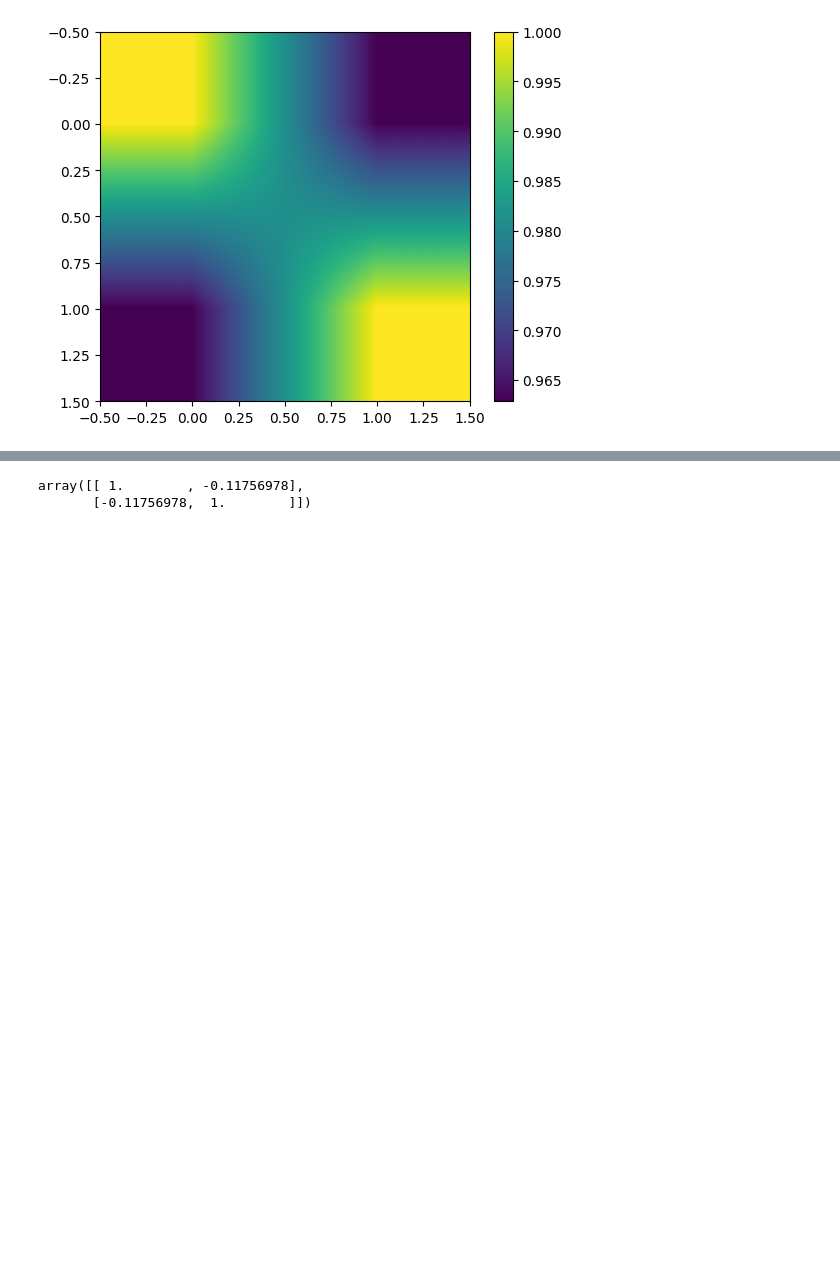
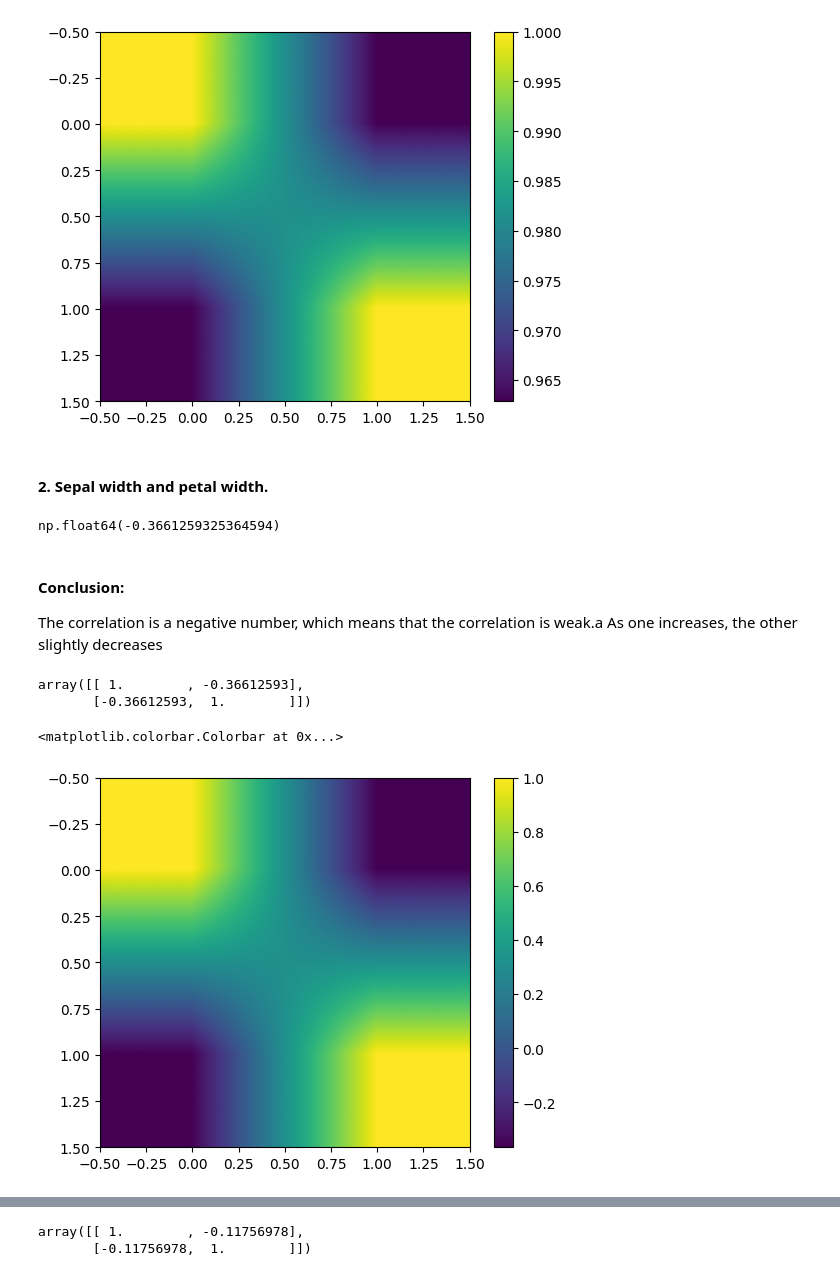
Before and after one commit to justia-pi/principles_of_DA, a Jupyter notebook: tasks.ipynb, the cells around one changed output, grey strips where cells are left out. Cells and saved outputs as stored; diff of their text form; code cells hidden in the pictures; blank space fills up the shorter version.

```diff
--- a/tasks.ipynb
+++ b/tasks.ipynb
@@ -365,3 +375,37 @@ plt.colorbar()
 # %% [output]
 <matplotlib.colorbar.Colorbar at 0x...>
 [figure]
+# %% [markdown]
+#### 2. Sepal width and petal width.
+# %%
+# Defining sepal width
+sepal_width = data.data[:, 1]
+
+# Correlation using calculate_correlation function:
+
+correlation_2 = calculate_correlation(sepal_width, petal_width)
+
+correlation_2
+# %% [output]
+np.float64(-0.3661259325364594)
+# %% [markdown]
+#### Conclusion:
+The correlation is a negative number, which means that the correlation is weak.a As one increases, the other slightly decreases
+# %%
+# Correlation between petal lenght and width using corrcoef function.
+
+correlation_w = np.corrcoef(sepal_width,petal_width)
+
+# Show.
+correlation_w
+# %% [output]
+array([[ 1.        , -0.36612593],
+       [-0.36612593,  1.        ]])
+# %%
+# Plotting heatmap of correlation_p.
+
+plt.imshow(correlation_w, cmap='viridis', interpolation='bilinear')
+plt.colorbar()
+# %% [output]
+<matplotlib.colorbar.Colorbar at 0x...>
+[figure, added]
```
Also changed, not shown: parts of 50 cells of this notebook, 1 other file.
